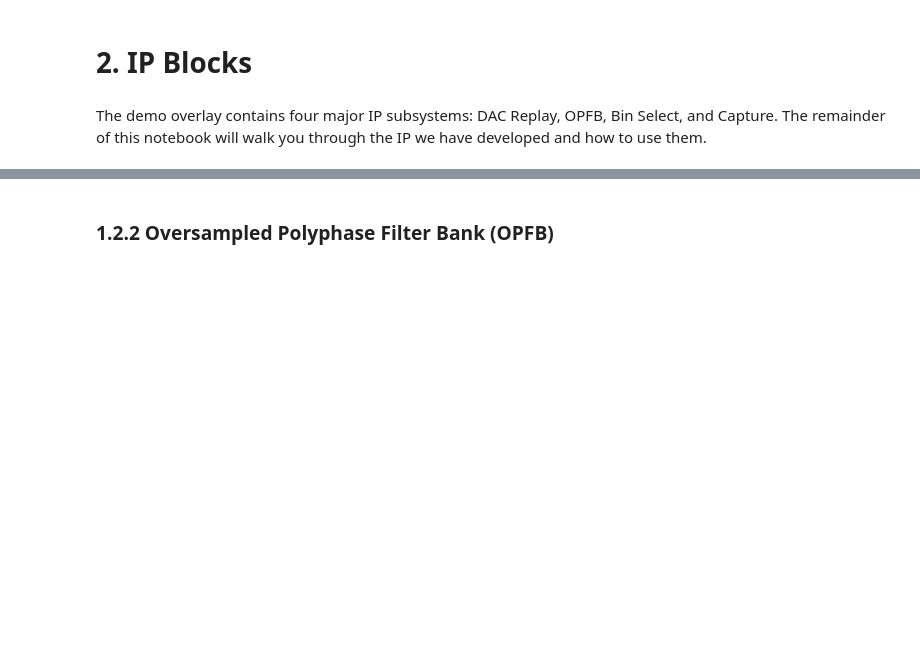
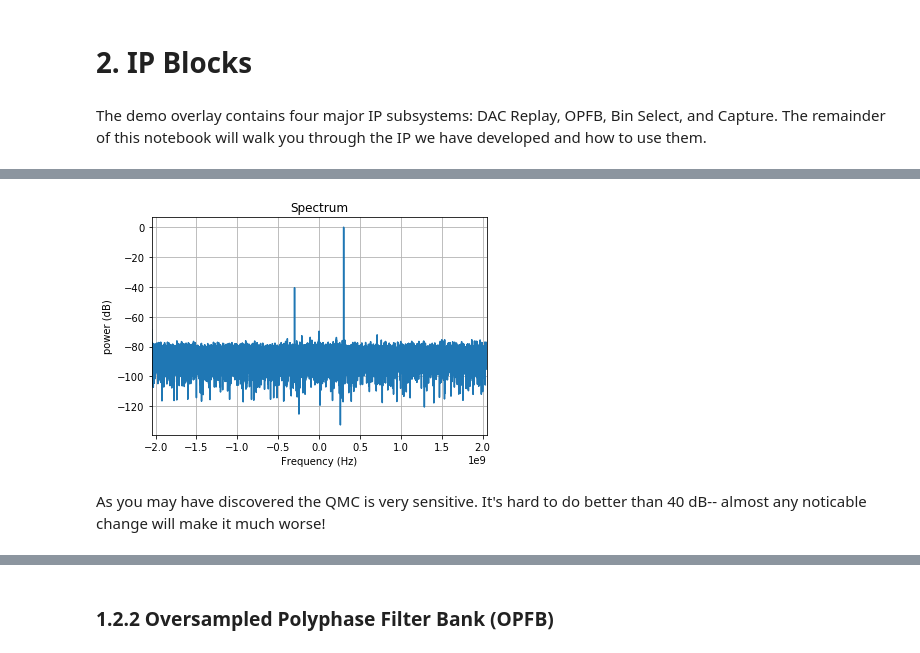
Before and after one commit to MazinLab/MKIDGen3, a Jupyter notebook: mkidgen3/notebooks/FCCM22_Demo.ipynb, the cells around one changed output, grey strips where cells are left out. Cells and saved outputs as stored; diff of their text form; code cells hidden in the pictures; blank space fills up the shorter version.

```diff
--- a/mkidgen3/notebooks/FCCM22_Demo.ipynb
+++ b/mkidgen3/notebooks/FCCM22_Demo.ipynb
@@ -151,3 +136,0 @@ qmc_settings = {'EnableGain': 1, 'EnablePhase': 0, 'EventSource': 0, 'GainCorrec
-# %%
-ol.rfdc.usp_rf_data_converter_0.dac_tiles[1].blocks[2].QMCSettings = qmc_settings
-ol.rfdc.usp_rf_data_converter_0.dac_tiles[1].blocks[2].UpdateEvent(xrfdc.EVENT_QMC)
@@ -170,0 +145,2 @@ As you may have discovered the QMC is very sensitive. It's hard to do better tha
+# %%
+ol.rfdc.set_qmc(dac=(1,3), gain=0.5)
@@ -170,0 +162,7 @@ As you may have discovered the QMC is very sensitive. It's hard to do better tha
+# %%
+# Plot ADC Capture
+mkidgen3.plotting.plot_adc_fft(adc_capture_data, fs=4.096e9, db=True, fft_points=2**14, xlim=(-2.048e9,2.048e9), ylim=None, ax=None)
+# %% [output]
+[figure, added]
+# %% [markdown]
+As you may have discovered the QMC is very sensitive. It's hard to do better than 40 dB-- almost any noticable change will make it much worse!
```
Also changed, not shown: parts of 47 cells of this notebook, 1 other file.
